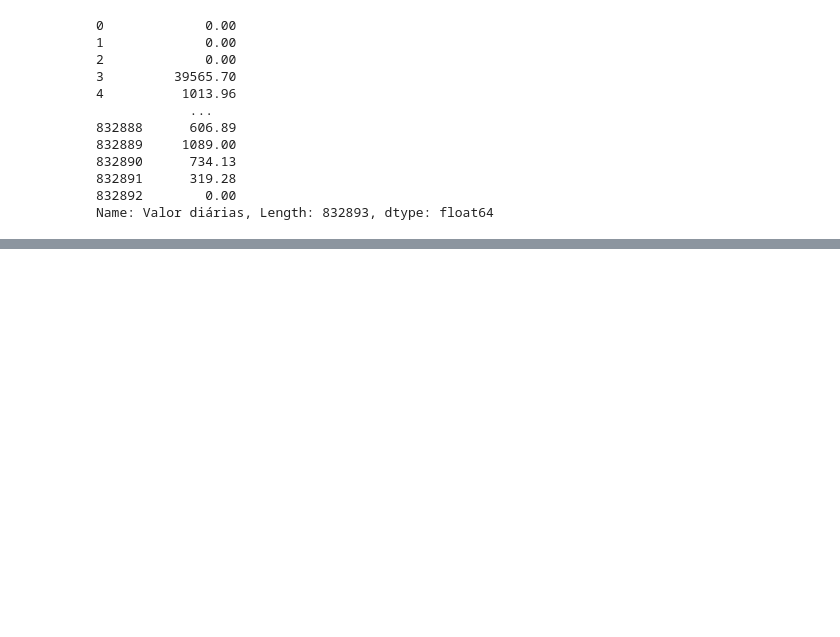
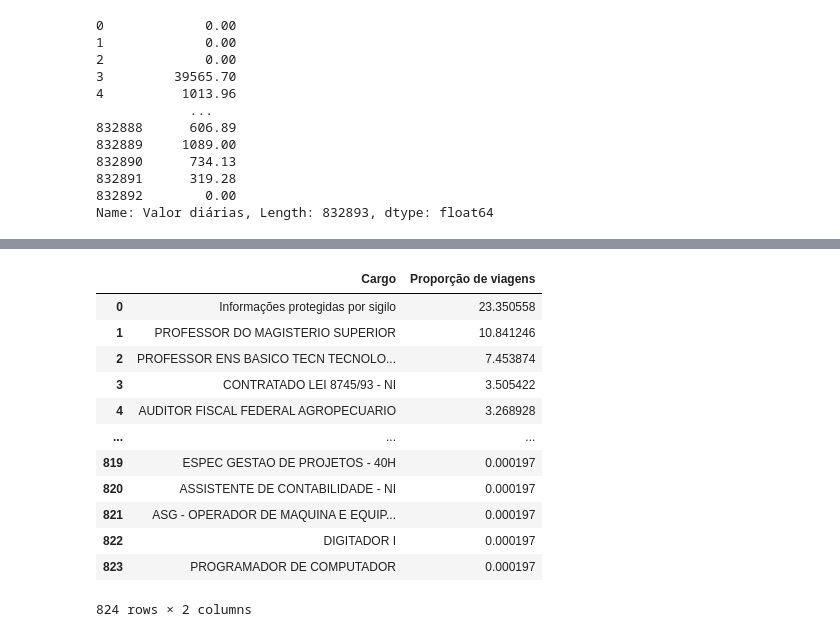
Before and after one commit to Guigfd/asimovlearning, a Jupyter notebook: Analise_De_Dados/Dados_Governo/Dados_Governo.ipynb, the cells around one changed output, grey strips where cells are left out. Drawn from its saved outputs; the diff is of its cells as text; code cells hidden in the pictures; blank space fills up the shorter version.

```diff
--- a/Analise_De_Dados/Dados_Governo/Dados_Governo.ipynb
+++ b/Analise_De_Dados/Dados_Governo/Dados_Governo.ipynb
@@ -81,7 +81,7 @@ df_viagens['Valor diárias']
 832892        0.00
 Name: Valor diárias, Length: 832893, dtype: float64
 # %%
-df_viagens['Valor devolução'] = df_viagens['Valor devolução'].str.replace(',', '.').astype(float)  # astype converte o tipo da variavel
+ # df_viagens['Valor devolução'] = df_viagens['Valor devolução'].str.replace(',', '.').astype(float)  # astype converte o tipo da variavel
 # %%
 df_viagens.info()
 # %% [output]
@@ -104,6 +104,6 @@ dtypes: float64(3), int64(3), str(16)
 memory usage: 139.8 MB
 # %%
-gastos = df_viagens['Valor diárias'] + df_viagens['Valor passagens']
+gastos = df_viagens['Valor diárias'] + df_viagens['Valor passagens'] + df_viagens['Valor outros gastos']
 # %%
 gastos
 # %% [output]
@@ -120,2 +120,4 @@ gastos
 832892     2961.55
 Length: 832893, dtype: float64
+# %%
+df_viagens['Despesas'] = gastos  # criando uma coluna nova
@@ -121,0 +156,16 @@ Length: 832893, dtype: float64
+# %%
+(df_viagens['Cargo'].value_counts(normalize=True) * 100).rename('Proporção de viagens').reset_index() # normalização de dados
+# %% [output]
+|  | Cargo | Proporção de viagens |
+| 0 | Informações protegidas por sigilo | 23.350558 |
+| 1 | PROFESSOR DO MAGISTERIO SUPERIOR | 10.841246 |
+| 2 | PROFESSOR ENS BASICO TECN TECNOLO... | 7.453874 |
+| 3 | CONTRATADO LEI 8745/93 - NI | 3.505422 |
+| 4 | AUDITOR FISCAL FEDERAL AGROPECUARIO | 3.268928 |
+| ... | ... | ... |
+| 819 | ESPEC GESTAO DE PROJETOS - 40H | 0.000197 |
+| 820 | ASSISTENTE DE CONTABILIDADE - NI | 0.000197 |
+| 821 | ASG - OPERADOR DE MAQUINA E EQUIP... | 0.000197 |
+| 822 | DIGITADOR I | 0.000197 |
+| 823 | PROGRAMADOR DE COMPUTADOR | 0.000197 |
+824 rows × 2 columns
```
Also changed, not shown: parts of 7 cells of this notebook.
